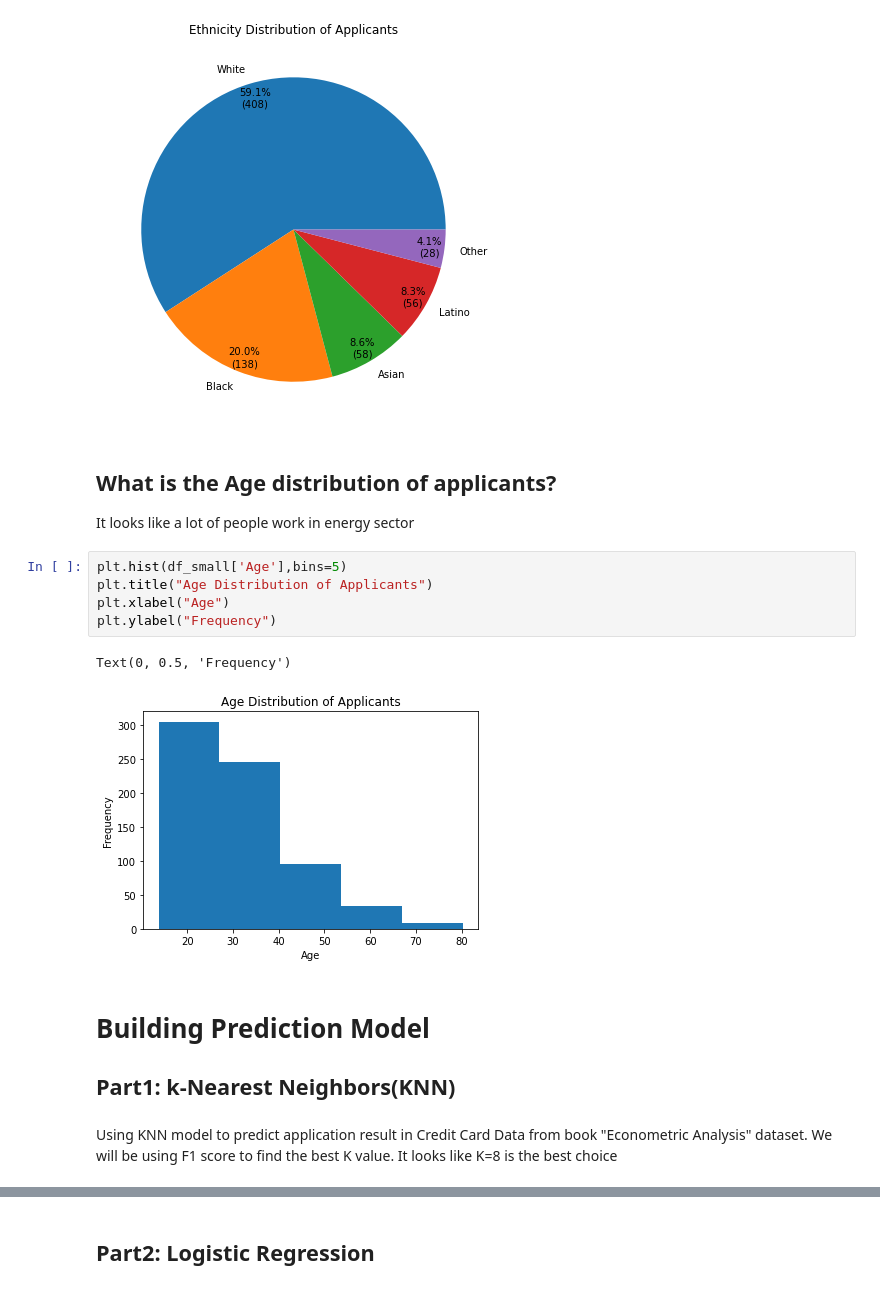
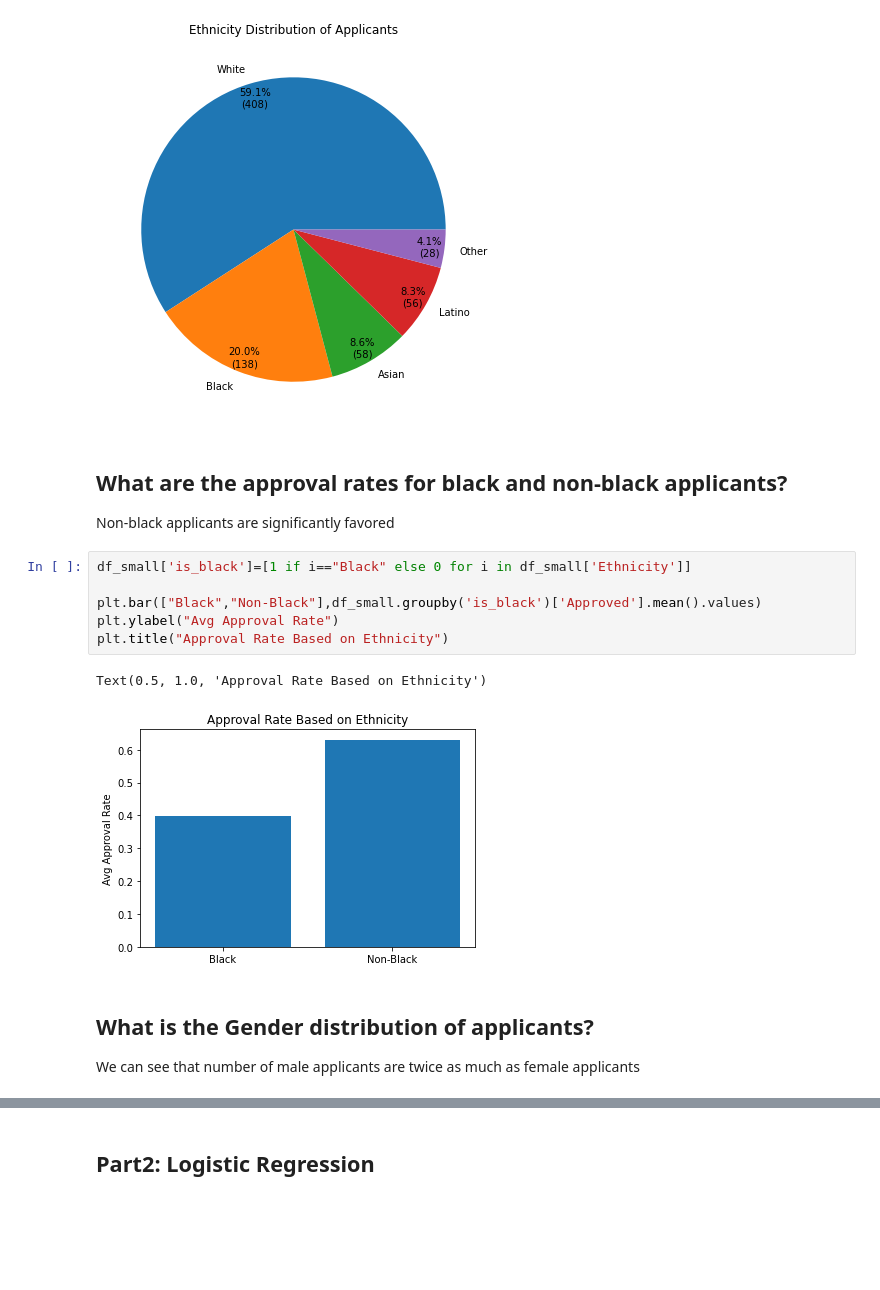
Before and after one commit to yship1002/yship1002.github.io, a Jupyter notebook: notebook/project.ipynb, the cells around one changed output, grey strips where cells are left out. Cells and saved outputs as stored; diff of their text form; blank space fills up the shorter version.

```diff
--- a/notebook/project.ipynb
+++ b/notebook/project.ipynb
@@ -191,20 +198,18 @@ a=plt.pie(x=df_small['Ethnicity'].value_counts(),
          pctdistance=0.9)
 # %% [output]
 [figure]
+# %% [markdown]
+<h2>What are the approval rates for black and non-black applicants?</h2>
+<p>Non-black applicants are significantly favored</p>
+# %%
+df_small['is_black']=[1 if i=="Black" else 0 for i in df_small['Ethnicity']]
+
+plt.bar(["Black","Non-Black"],df_small.groupby('is_black')['Approved'].mean().values)
+plt.ylabel("Avg Approval Rate")
+plt.title("Approval Rate Based on Ethnicity")
+# %% [output]
+Text(0.5, 1.0, 'Approval Rate Based on Ethnicity')
+[figure, added]
 # %% [markdown]
-<h2>What is the Age distribution of applicants?</h2>
-<p>It looks like a lot of people work in energy sector</p>
+<h2>What is the Gender distribution of applicants?</h2>
+<p>We can see that number of male applicants are twice as much as female applicants</p>
-# %%
-plt.hist(df_small['Age'],bins=5)
-plt.title("Age Distribution of Applicants")
-plt.xlabel("Age")
-plt.ylabel("Frequency")
-# %% [output]
-Text(0, 0.5, 'Frequency')
-[figure, removed]
-# %% [markdown]
-<a id="KNN"></a>
-<h1>Building Prediction Model</h1>
-<h2>Part1: k-Nearest Neighbors(KNN)</h2>
-# %% [markdown]
-<p>Using KNN model to predict application result in Credit Card Data from book "Econometric Analysis" dataset. We will be using F1 score to find the best K value. It looks like K=8 is the best choice</p>
```
Also changed, not shown: parts of 35 cells of this notebook, 3 other files.
